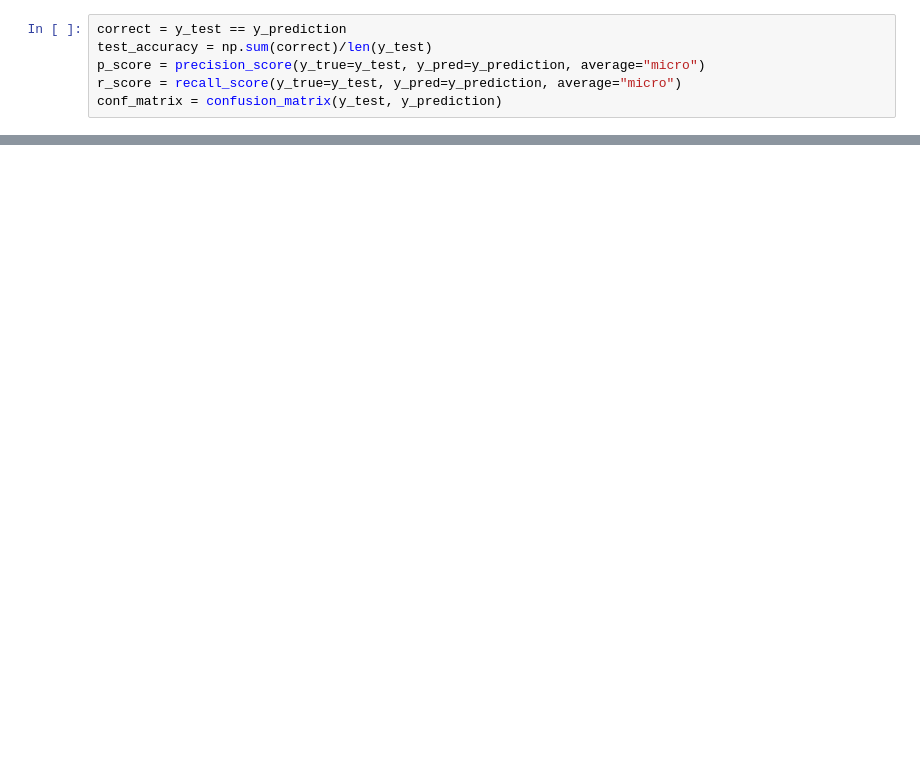
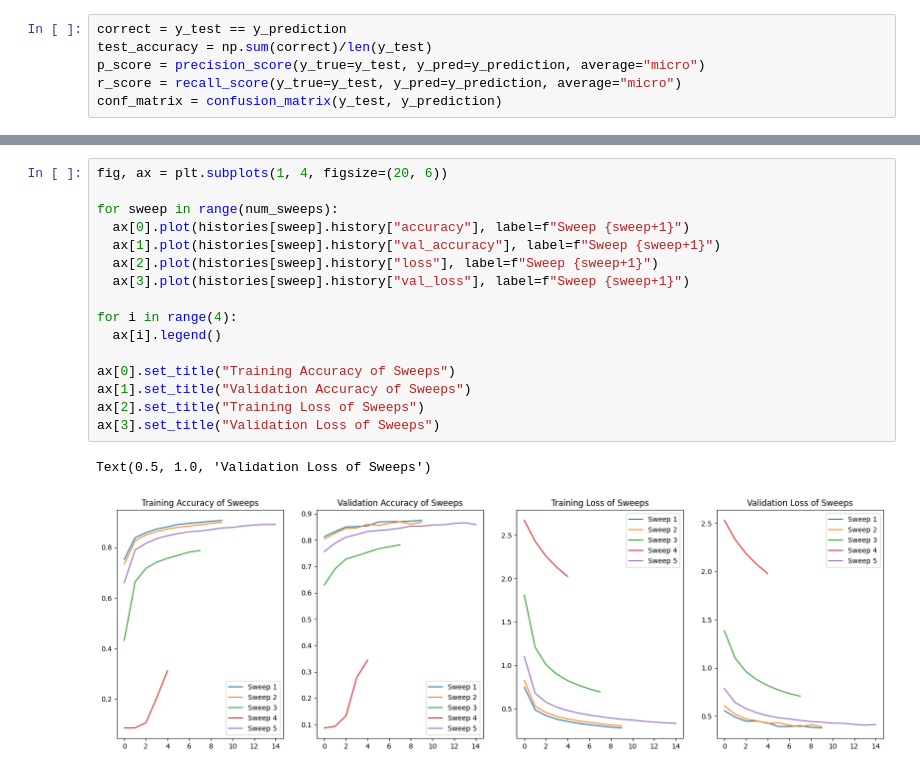
Before and after one commit to thaiVL/land-classification, a Jupyter notebook: src/VGG16_Model.ipynb, the cells around one changed output, grey strips where cells are left out. Cells and saved outputs as stored; diff of their text form; blank space fills up the shorter version.

```diff
--- a/src/VGG16_Model.ipynb
+++ b/src/VGG16_Model.ipynb
@@ -199,0 +309,19 @@ util.plot_recall_precision(axes[1], p_score, r_score)
+# %%
+fig, ax = plt.subplots(1, 4, figsize=(20, 6))
+
+for sweep in range(num_sweeps):
+  ax[0].plot(histories[sweep].history["accuracy"], label=f"Sweep {sweep+1}")
+  ax[1].plot(histories[sweep].history["val_accuracy"], label=f"Sweep {sweep+1}")
+  ax[2].plot(histories[sweep].history["loss"], label=f"Sweep {sweep+1}")
+  ax[3].plot(histories[sweep].history["val_loss"], label=f"Sweep {sweep+1}")
+
+for i in range(4):
+  ax[i].legend()
+
+ax[0].set_title("Training Accuracy of Sweeps")
+ax[1].set_title("Validation Accuracy of Sweeps")
+ax[2].set_title("Training Loss of Sweeps")
+ax[3].set_title("Validation Loss of Sweeps")
+# %% [output]
+Text(0.5, 1.0, 'Validation Loss of Sweeps')
+[figure, added]
```
Also changed, not shown: parts of 17 cells of this notebook, 3 other files.
